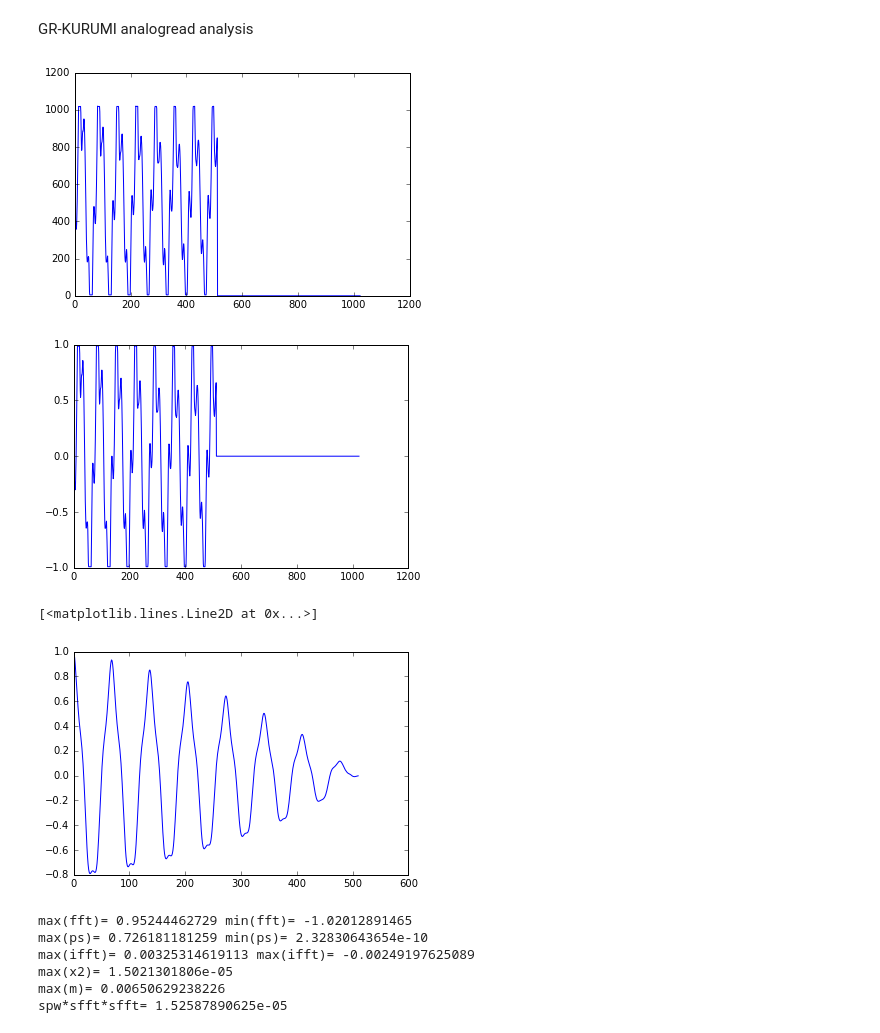
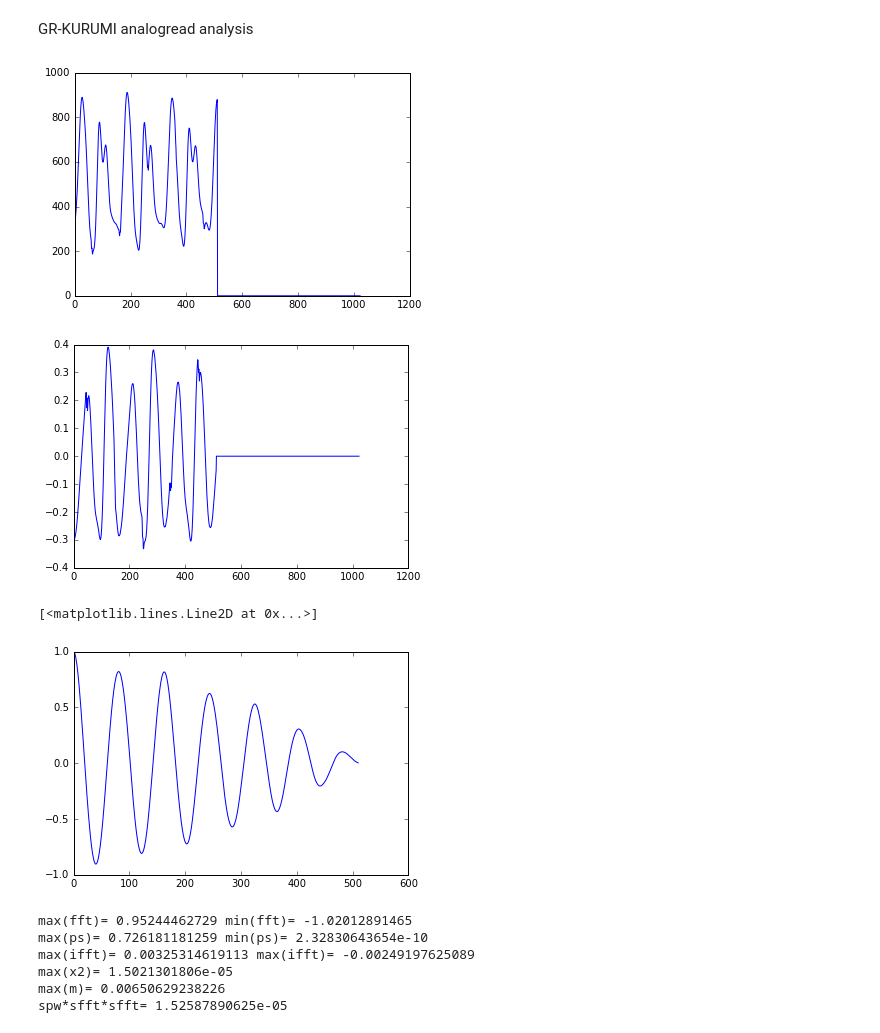
Before and after one commit to hamling-ling/OsakanaFFT, a Jupyter notebook: research/kurumi.ipynb, the cells around one changed output. Drawn from its saved outputs; the diff is of its cells as text; code cells hidden in the pictures.

Commit message:
add guiter lowest sound data

```diff
--- a/research/kurumi.ipynb
+++ b/research/kurumi.ipynb
@@ -8,16 +8,16 @@ GR-KURUMI analogread analysis
 # %%
 N=1024 #adc=N\2
 N2=int(N/2)
-data=np.loadtxt('kurumi_1024_LowG0.dat', delimiter=',')
+data=np.loadtxt('kurumi_1024_LowE2.dat', delimiter=',')
 ts = np.linspace(0,N-1,N);
 plt.plot(ts,data[0:N])
 
 sig=np.sin(5*2*np.pi * ts)+1
 sig=sig*512
 #plt.plot(ts,data[0:N], ts+55,data[0:N], ts,sig)
 plt.show()
 # %% [output]
-[figure, old version]
+[figure, new version]
 # %%
 # return M[] array
 def funcMsEx(_x2,_r0) :
@@ -48,9 +48,9 @@ nsdf=2*r/m
 plt.plot(nsdf)
 #print(nsdf)
 # %% [output]
-[figure, old version]
+[figure, new version]
 [<matplotlib.lines.Line2D at 0x...>]
-[figure, old version]
+[figure, new version]
 # %%
 #512*1024adc and min, max w/o advertising
 #ts=np.array([38902980, 38901476, 38900266, 38900491, 38900613,38900814 ])
```
Also changed, not shown: 2 other files.
